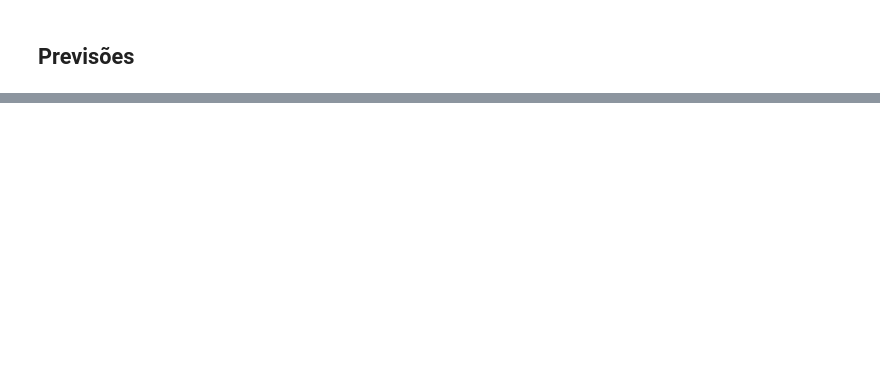
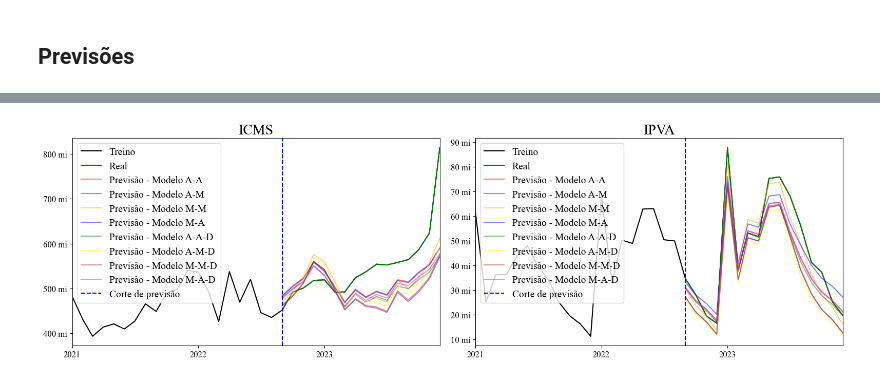
Before and after one commit to viniventur/previsao_artigo_HW_SARIMA, a Jupyter notebook: holt_winters_artigo_hw_sarima_anpec.ipynb, the cells around one changed output, grey strips where cells are left out. Cells and saved outputs as stored; diff of their text form; code cells hidden in the pictures; blank space fills up the shorter version.

```diff
--- a/holt_winters_artigo_hw_sarima_anpec.ipynb
+++ b/holt_winters_artigo_hw_sarima_anpec.ipynb
@@ -609,3 +709,7 @@ df_prev_real_ipva.to_excel('/content/drive/MyDrive/Gerência de Estudos e Proje
+# %%
+# Definindo timew new roman
+plt.rcParams['font.family'] = 'Times New Roman'
+plt.rcParams['font.size'] = 14
 # %% [markdown]
 ## Visualização com médias móveis
 # %%
@@ -808,0 +913,85 @@ plt.show()
+# %%
+fig, (ax1, ax2) = plt.subplots(nrows=1, ncols=2, figsize=(16, 5))
+
+# Base de dados para os graficos
+ini_treino = '2021-01-01'
+fim_treino = '2022-08-01'
+ini_prev = '2022-09-01'
+fim_prev = '2023-12-01'
+imp_ax = {'ICMS': [ax1, df_prev_real_icms, "A-A"], 'IPVA': [ax2, df_prev_real_ipva, "M-M"]}
+dfs_prev_dict_icms = {"A-A": [ICMS_df_prev_aa, 'red'],
+              "A-M": [ICMS_df_prev_am, 'purple'],
+              "M-M": [ICMS_df_prev_mm, 'orange'],
+              "M-A": [ICMS_df_prev_ma, 'blue'],
+              "A-A-D": [ICMS_df_prev_aa_damp, 'green'],
+              "A-M-D": [ICMS_df_prev_am_damp, 'yellow'],
+              "M-M-D": [ICMS_df_prev_mm_damp, 'brown'],
+              "M-A-D": [ICMS_df_prev_ma_damp, 'magenta']
+              }
+dfs_prev_dict_ipva = {"A-A": [IPVA_df_prev_aa, 'red'],
+              "A-M": [IPVA_df_prev_am, 'purple'],
+              "M-M": [IPVA_df_prev_mm, 'orange'],
+              "M-A": [IPVA_df_prev_ma, 'blue'],
+              "A-A-D": [IPVA_df_prev_aa_damp, 'green'],
+              "A-M-D": [IPVA_df_prev_am_damp, 'yellow'],
+              "M-M-D": [IPVA_df_prev_mm_damp, 'brown'],
+              "M-A-D": [IPVA_df_prev_ma_damp, 'magenta']
+              }
+
+
+for imp, axs in imp_ax.items():
+  # Treino
+  sns.lineplot(x=df.loc[(df.index >= ini_treino) & (df.index <= fim_prev)].index,
+               y=df.loc[(df.index >= ini_treino) & (df.index <= fim_prev)][imp],
+               label='Treino',
+               color='black',
+               ax=axs[0])
+  # Real
+  sns.lineplot(x=df.loc[(df.index >= ini_prev) & (df.index <= fim_prev)].index,
+               y=df.loc[(df.index >= ini_prev) & (df.index <= fim_prev)][imp],
+               label='Real',
+               color='green',
+               ax=axs[0])
+for mod_nome, mod_df_e_cor in dfs_prev_dict_icms.items():
+  # Previsão
+  sns.lineplot(x=mod_df_e_cor[0].loc[(mod_df_e_cor[0].index >= ini_prev) & (mod_df_e_cor[0].index <= fim_prev)].index,
+              y=mod_df_e_cor[0].loc[(mod_df_e_cor[0].index >= ini_prev) & (mod_df_e_cor[0].index <= fim_prev)]['ICMS'],
+              label=f'Previsão - Modelo {mod_nome}',
+              color=mod_df_e_cor[1],
+              ax=ax1,
+              alpha=0.5)
+for mod_nome, mod_df_e_cor in dfs_prev_dict_ipva.items():
+  # Previsão
+  sns.lineplot(x=mod_df_e_cor[0].loc[(mod_df_e_cor[0].index >= ini_prev) & (mod_df_e_cor[0].index <= fim_prev)].index,
+            y=mod_df_e_cor[0].loc[(mod_df_e_cor[0].index >= ini_prev) & (mod_df_e_cor[0].index <= fim_prev)]['IPVA'],
+            label=f'Previsão - Modelo {mod_nome}',
+            color=mod_df_e_cor[1],
+            ax=ax2,
+            alpha=0.5)
+
+
+# Formatação
+def formatar_milhares(x, pos):
+  return f'{x/1000000:.0f} mi'
+formatter = mticker.FuncFormatter(formatar_milhares)
+year_locator = YearLocator(base=1)
+
+for ax in (ax1, ax2):
+  ax.xaxis.set_major_locator(year_locator)
+  ax.yaxis.set_major_formatter(formatter)
+  ax.set_xlabel('')
+  ax.set_ylabel('')
+  #ax.spines['top'].set_visible(False)
+  #ax.spines['right'].set_visible(False)
+  ax.set_xlim(min(df.loc[(df.index >= ini_treino) & (df.index <= fim_prev)].index), max(df.loc[(df.index >= ini_treino) & (df.index <= fim_prev)].index))
+  ax.tick_params(axis='x', labelsize=12)
+  ax.tick_params(axis='y', labelsize=12)
+  ax.axvline(x=pd.to_datetime('2022-09-01'), color='blue', linestyle='--', label='Corte de previsão')
+  ax.legend(loc='upper left')
+ax1.set_title('ICMS', fontdict={'fontsize': 20})
+ax2.set_title('IPVA', fontdict={'fontsize': 20})
+plt.tight_layout()
+#plt.savefig('/content/drive/MyDrive/Gerência de Estudos e Projeções/ARTIGOS/Artigo HOLT-SARIMA/Resultados/graf_previsoes_TODOS_OS_MODELOS.png', transparent=True, dpi=800)
+plt.show()
+# %% [output]
+[figure, added]
```
Also changed, not shown: parts of 16 cells of this notebook.
